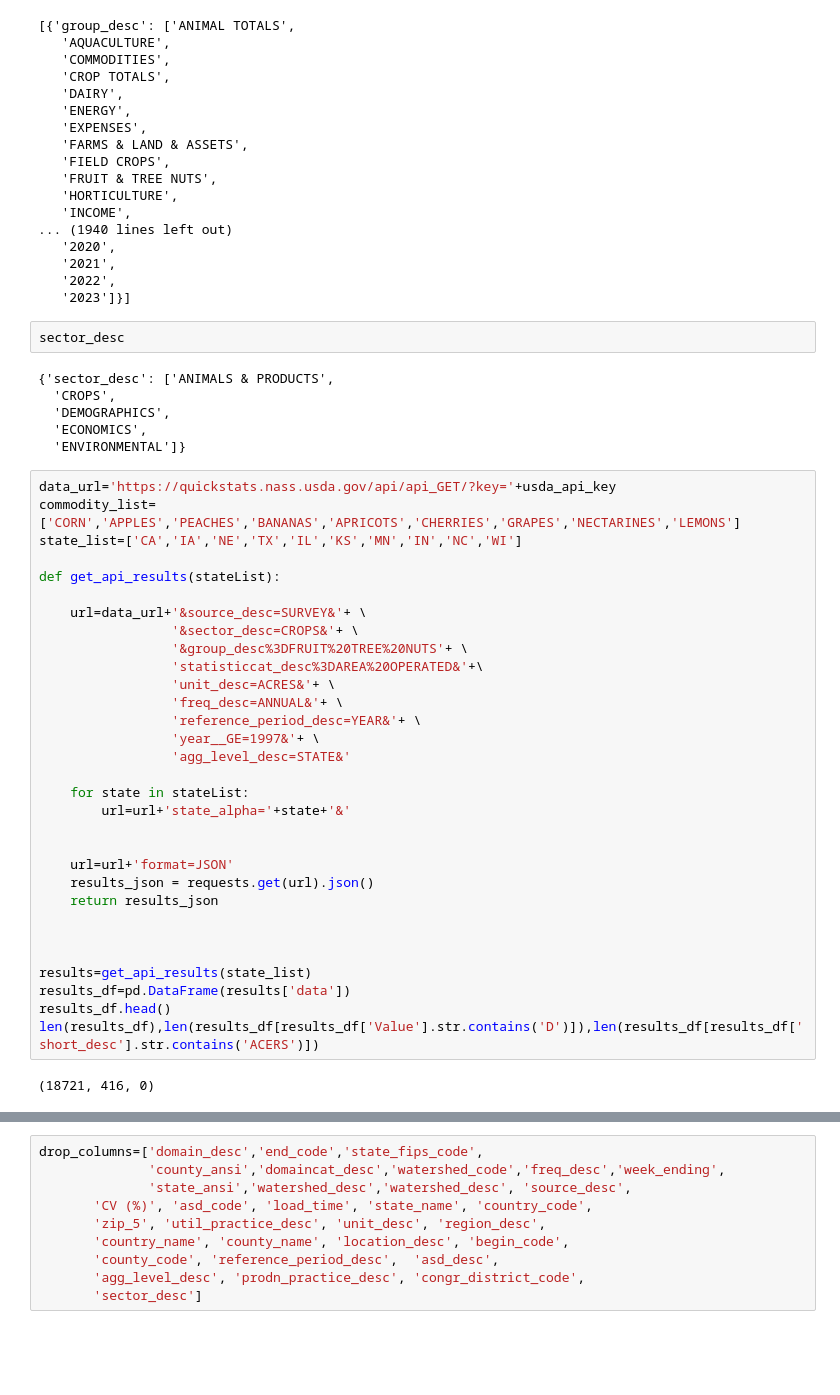
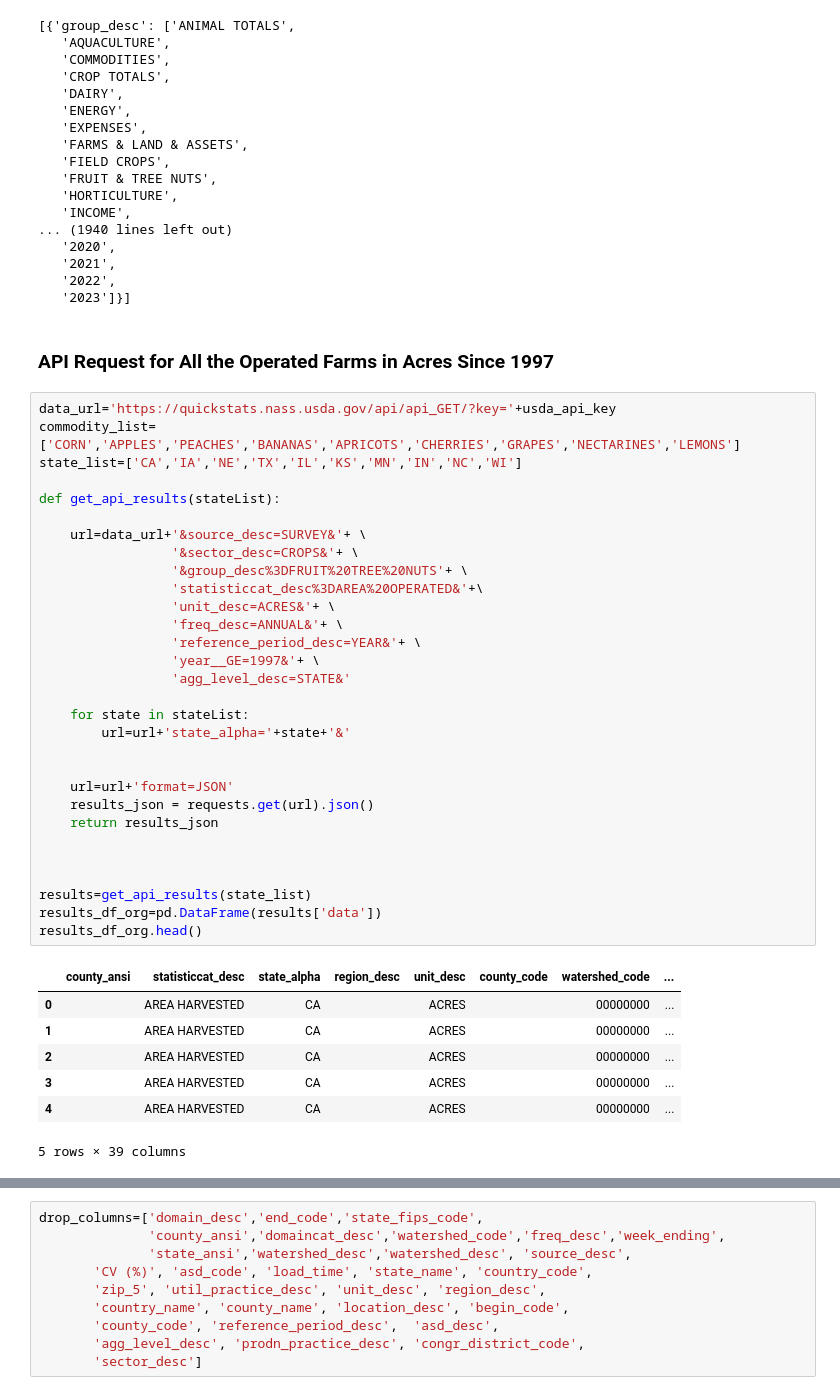
Before and after one commit to DunieCarrasco/Project-3, a Jupyter notebook: usdaPy.ipynb, the cells around one changed output, grey strips where cells are left out. Cells and saved outputs as stored; diff of their text form; blank space fills up the shorter version.

```diff
--- a/usdaPy.ipynb
+++ b/usdaPy.ipynb
@@ -51,44 +53,43 @@ api_params
    '2021',
    '2022',
    '2023']}]
-# %%
-sector_desc
-# %% [output]
-{'sector_desc': ['ANIMALS & PRODUCTS',
-  'CROPS',
-  'DEMOGRAPHICS',
-  'ECONOMICS',
-  'ENVIRONMENTAL']}
+# %% [markdown]
+<h3> API Request for All the Operated Farms in Acres Since 1997 </h3>
 # %%
 data_url='https://quickstats.nass.usda.gov/api/api_GET/?key='+usda_api_key
 commodity_list=['CORN','APPLES','PEACHES','BANANAS','APRICOTS','CHERRIES','GRAPES','NECTARINES','LEMONS']
 state_list=['CA','IA','NE','TX','IL','KS','MN','IN','NC','WI']
 
 def get_api_results(stateList):
 
     url=data_url+'&source_desc=SURVEY&'+ \
                  '&sector_desc=CROPS&'+ \
                  '&group_desc%3DFRUIT%20TREE%20NUTS'+ \
                  'statisticcat_desc%3DAREA%20OPERATED&'+\
                  'unit_desc=ACRES&'+ \
                  'freq_desc=ANNUAL&'+ \
                  'reference_period_desc=YEAR&'+ \
                  'year__GE=1997&'+ \
                  'agg_level_desc=STATE&'
 
     for state in stateList:
         url=url+'state_alpha='+state+'&'
 
 
     url=url+'format=JSON'
     results_json = requests.get(url).json()
     return results_json
 
 
 
 results=get_api_results(state_list)
-results_df=pd.DataFrame(results['data'])
-results_df.head()
-len(results_df),len(results_df[results_df['Value'].str.contains('D')]),len(results_df[results_df['short_desc'].str.contains('ACERS')])
+results_df_org=pd.DataFrame(results['data'])
+results_df_org.head()
 # %% [output]
+|  | county_ansi | statisticcat_desc | state_alpha | region_desc | unit_desc | county_code | watershed_code | ... |
+| 0 |  | AREA HARVESTED | CA |  | ACRES |  | 00000000 | ... |
+| 1 |  | AREA HARVESTED | CA |  | ACRES |  | 00000000 | ... |
+| 2 |  | AREA HARVESTED | CA |  | ACRES |  | 00000000 | ... |
+| 3 |  | AREA HARVESTED | CA |  | ACRES |  | 00000000 | ... |
+| 4 |  | AREA HARVESTED | CA |  | ACRES |  | 00000000 | ... |
-(18721, 416, 0)
+5 rows × 39 columns
```
Also changed, not shown: parts of 25 cells of this notebook, 6 other files.
